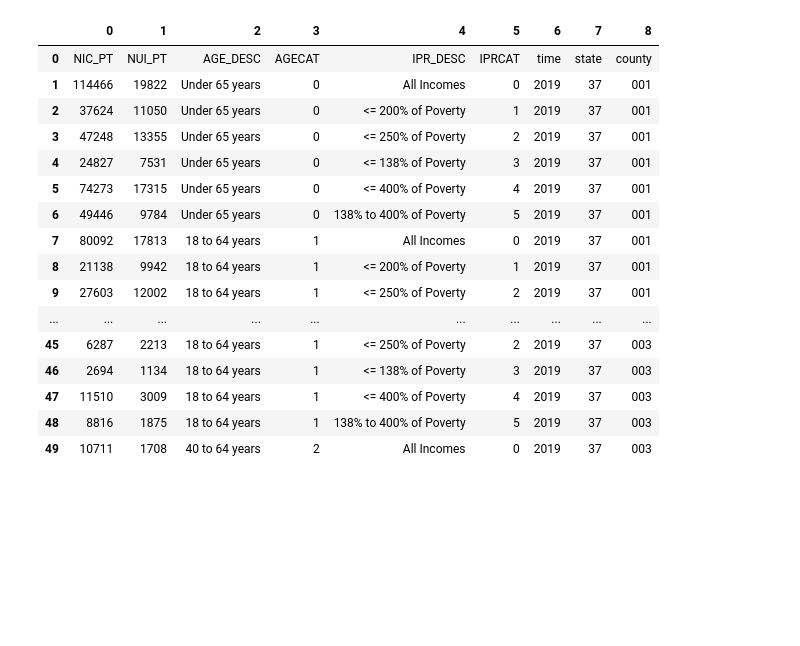
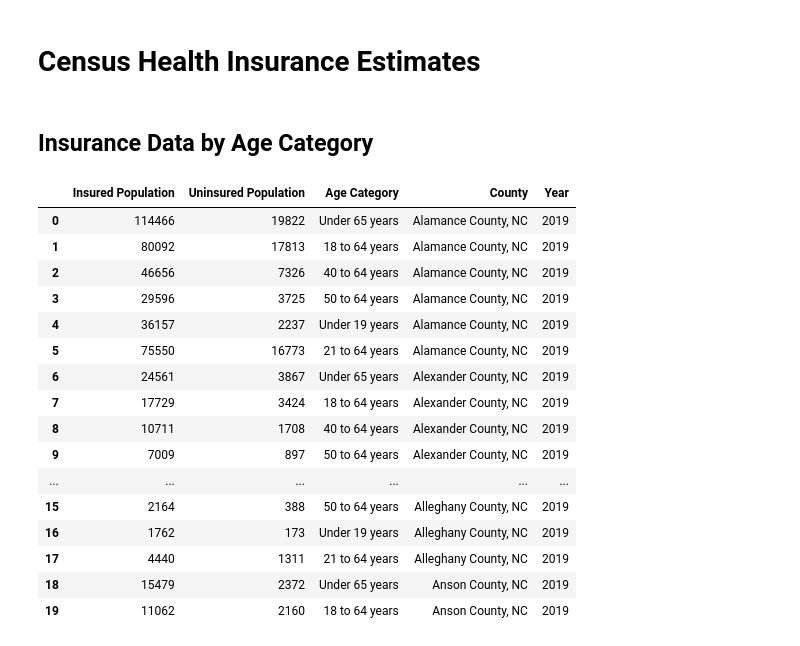
Before and after one commit to RBalderas11/Project-1, a Jupyter notebook: census_data.ipynb, the cells around one changed output. Drawn from its saved outputs; the diff is of its cells as text; code cells hidden in the pictures; blank space fills up the shorter version.

```diff
--- a/census_data.ipynb
+++ b/census_data.ipynb
@@ -1 +1,3 @@
+# %% [markdown]
+# Census Health Insurance Estimates
 # %%
@@ -2,25 +5,44 @@
 import pandas as pd
 import requests
 import json
-# %%
-response = requests.get("https://api.census.gov/data/timeseries/healthins/sahie?get=NIC_PT,NUI_PT,AGE_DESC,AGECAT,IPR_DESC,IPRCAT&for=county:*&in=state:37&time=2019").json()
-response_df = pd.DataFrame(response)
-response_df.head(50)
-# %% [output]
-|  | 0 | 1 | 2 | 3 | 4 | 5 | 6 | 7 | 8 |
-| 0 | NIC_PT | NUI_PT | AGE_DESC | AGECAT | IPR_DESC | IPRCAT | time | state | county |
-| 1 | 114466 | 19822 | Under 65 years | 0 | All Incomes | 0 | 2019 | 37 | 001 |
-| 2 | 37624 | 11050 | Under 65 years | 0 | <= 200% of Poverty | 1 | 2019 | 37 | 001 |
-| 3 | 47248 | 13355 | Under 65 years | 0 | <= 250% of Poverty | 2 | 2019 | 37 | 001 |
-| 4 | 24827 | 7531 | Under 65 years | 0 | <= 138% of Poverty | 3 | 2019 | 37 | 001 |
-| 5 | 74273 | 17315 | Under 65 years | 0 | <= 400% of Poverty | 4 | 2019 | 37 | 001 |
-| 6 | 49446 | 9784 | Under 65 years | 0 | 138% to 400% of Poverty | 5 | 2019 | 37 | 001 |
-| 7 | 80092 | 17813 | 18 to 64 years | 1 | All Incomes | 0 | 2019 | 37 | 001 |
-| 8 | 21138 | 9942 | 18 to 64 years | 1 | <= 200% of Poverty | 1 | 2019 | 37 | 001 |
-| 9 | 27603 | 12002 | 18 to 64 years | 1 | <= 250% of Poverty | 2 | 2019 | 37 | 001 |
-| ... | ... | ... | ... | ... | ... | ... | ... | ... | ... |
-| 45 | 6287 | 2213 | 18 to 64 years | 1 | <= 250% of Poverty | 2 | 2019 | 37 | 003 |
-| 46 | 2694 | 1134 | 18 to 64 years | 1 | <= 138% of Poverty | 3 | 2019 | 37 | 003 |
-| 47 | 11510 | 3009 | 18 to 64 years | 1 | <= 400% of Poverty | 4 | 2019 | 37 | 003 |
-| 48 | 8816 | 1875 | 18 to 64 years | 1 | 138% to 400% of Poverty | 5 | 2019 | 37 | 003 |
-| 49 | 10711 | 1708 | 40 to 64 years | 2 | All Incomes | 0 | 2019 | 37 | 003 |
+# %% [markdown]
+## Insurance Data by Age Category
+# %%
+# Run a request to endpoint and convert result to json
+response = requests.get("https://api.census.gov/data/timeseries/healthins/sahie?get=NIC_PT,NUI_PT,AGE_DESC,AGECAT,NAME&for=county:*&in=state:37&time=2019").json()
+
+# Convert result to a dataframe
+insurance_by_age = pd.DataFrame(response)
+
+# Rename columns
+insurance_by_age = insurance_by_age.rename(columns={0: "Insured Population",
+                                                    1: "Uninsured Population",
+                                                    2: "Age Category",
+                                                    4: "County",
+                                                    5: "Year"
+                                                    })
+
+# Drop unused columns and rows, Reset Index
+insurance_by_age = insurance_by_age.drop(index=0, axis=0, )
+insurance_by_age = insurance_by_age.drop(labels=[3, 6, 7], axis=1)
+insurance_by_age = insurance_by_age.reset_index(drop=True)
+
+insurance_by_age.head(20)
+# %% [output]
+|  | Insured Population | Uninsured Population | Age Category | County | Year |
+| 0 | 114466 | 19822 | Under 65 years | Alamance County, NC | 2019 |
+| 1 | 80092 | 17813 | 18 to 64 years | Alamance County, NC | 2019 |
+| 2 | 46656 | 7326 | 40 to 64 years | Alamance County, NC | 2019 |
+| 3 | 29596 | 3725 | 50 to 64 years | Alamance County, NC | 2019 |
+| 4 | 36157 | 2237 | Under 19 years | Alamance County, NC | 2019 |
+| 5 | 75550 | 16773 | 21 to 64 years | Alamance County, NC | 2019 |
+| 6 | 24561 | 3867 | Under 65 years | Alexander County, NC | 2019 |
+| 7 | 17729 | 3424 | 18 to 64 years | Alexander County, NC | 2019 |
+| 8 | 10711 | 1708 | 40 to 64 years | Alexander County, NC | 2019 |
+| 9 | 7009 | 897 | 50 to 64 years | Alexander County, NC | 2019 |
+| ... | ... | ... | ... | ... | ... |
+| 15 | 2164 | 388 | 50 to 64 years | Alleghany County, NC | 2019 |
+| 16 | 1762 | 173 | Under 19 years | Alleghany County, NC | 2019 |
+| 17 | 4440 | 1311 | 21 to 64 years | Alleghany County, NC | 2019 |
+| 18 | 15479 | 2372 | Under 65 years | Anson County, NC | 2019 |
+| 19 | 11062 | 2160 | 18 to 64 years | Anson County, NC | 2019 |
```
Also changed, not shown: parts of 7 cells of this notebook, 2 other files.
